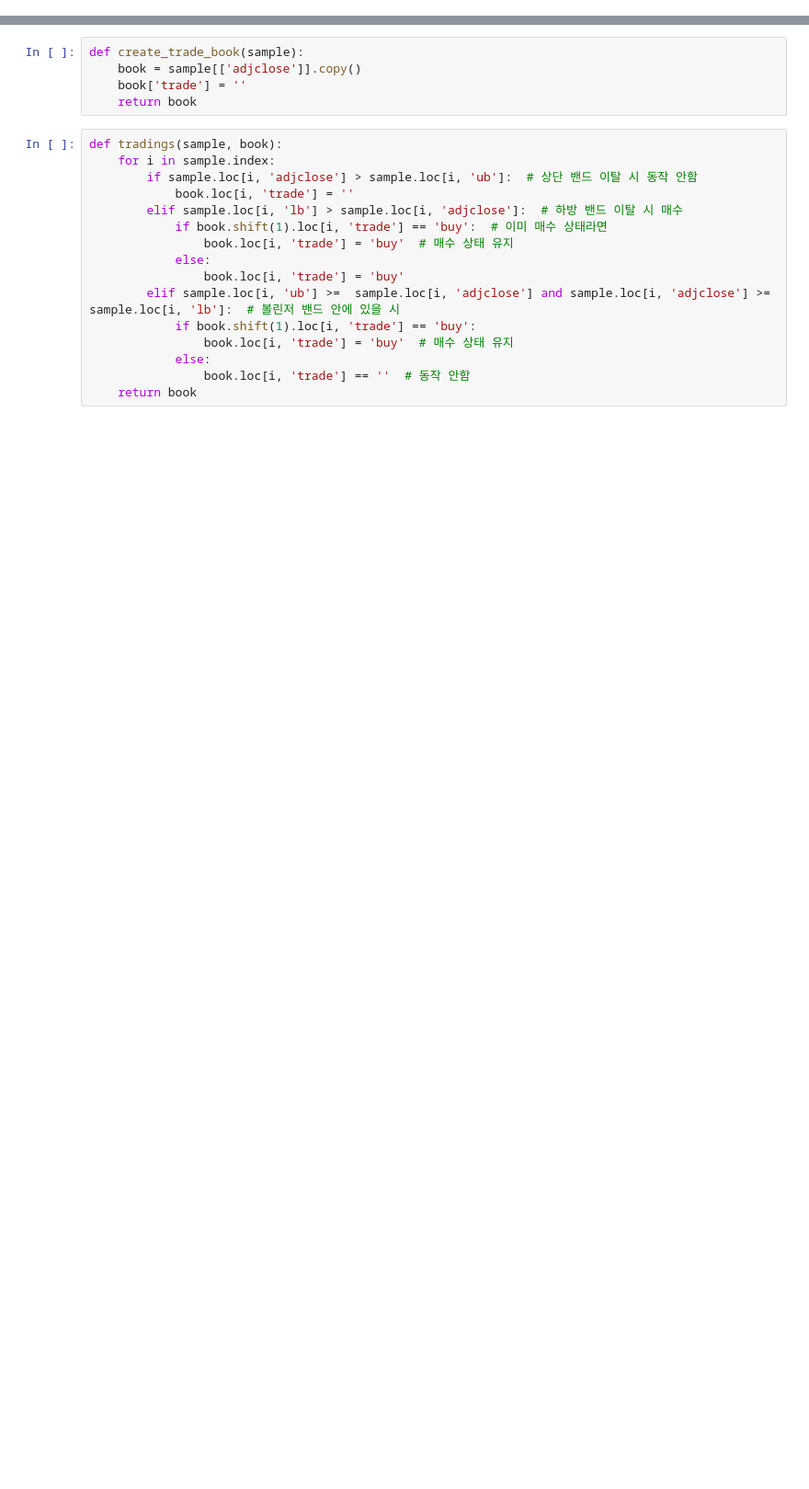
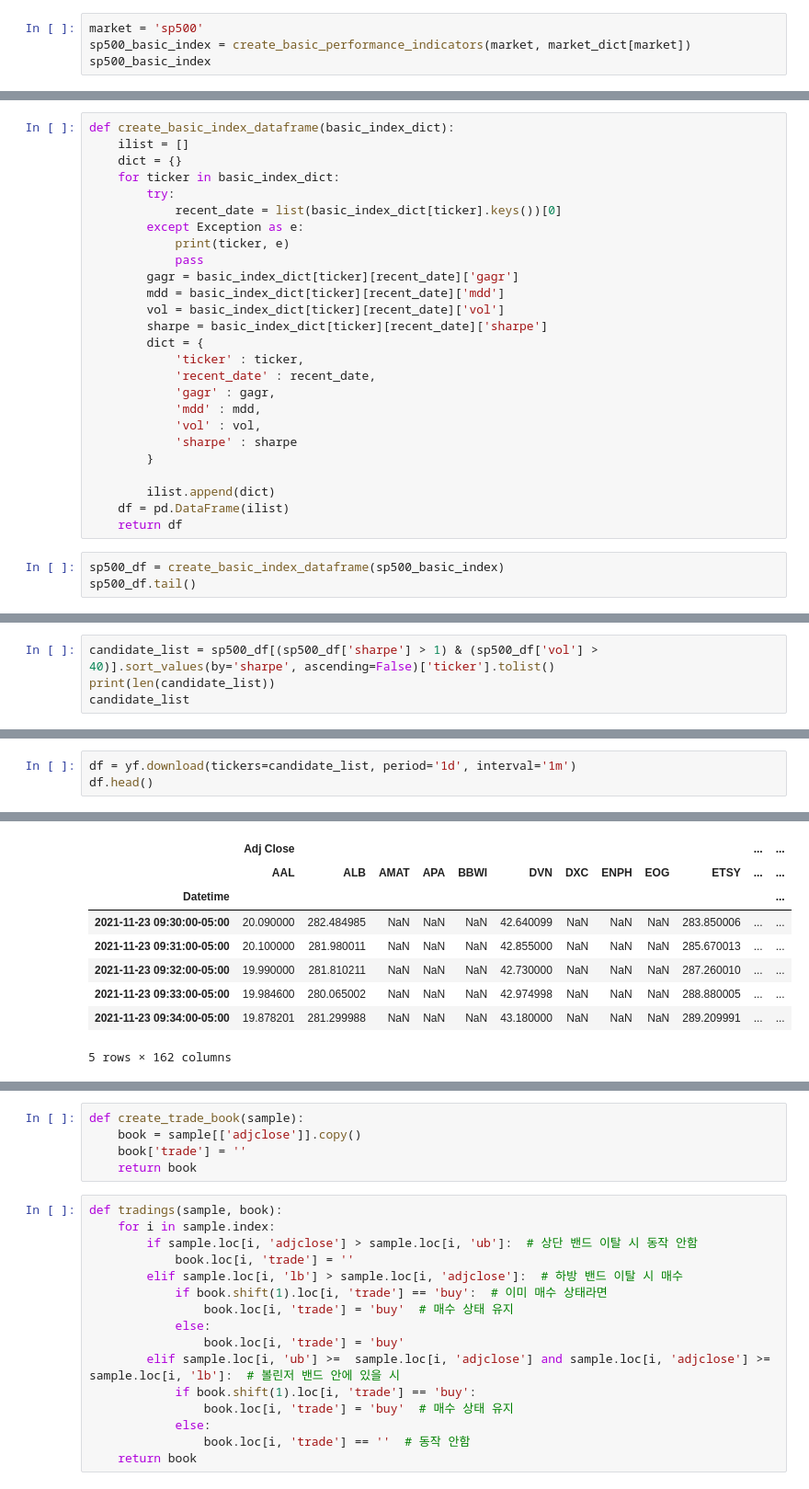
Before and after one commit to GIMINSU/DataAnalysis, a Jupyter notebook: financedatareader.ipynb, the cells around one changed output, grey strips where cells are left out. Shown at 92% size. Saved outputs shown, nothing was run; the diff lists cells and outputs as text; blank space fills up the shorter version.

```diff
--- a/financedatareader.ipynb
+++ b/financedatareader.ipynb
@@ -31,0 +232,4 @@ price_df = df.loc[:, ['adjclose']].copy()
+# %%
+market = 'sp500'
+sp500_basic_index = create_basic_performance_indicators(market, market_dict[market])
+sp500_basic_index
@@ -31,0 +256,29 @@ price_df = df.loc[:, ['adjclose']].copy()
+# %%
+def create_basic_index_dataframe(basic_index_dict):
+    ilist = []
+    dict = {}
+    for ticker in basic_index_dict:
+        try:
+            recent_date = list(basic_index_dict[ticker].keys())[0]
+        except Exception as e:
+            print(ticker, e)
+            pass
+        gagr = basic_index_dict[ticker][recent_date]['gagr']
+        mdd = basic_index_dict[ticker][recent_date]['mdd']
+        vol = basic_index_dict[ticker][recent_date]['vol']
+        sharpe = basic_index_dict[ticker][recent_date]['sharpe']
+        dict = {
+            'ticker' : ticker,
+            'recent_date' : recent_date,
+            'gagr' : gagr,
+            'mdd' : mdd,
+            'vol' : vol,
+            'sharpe' : sharpe
+        }
+
+        ilist.append(dict)
+    df = pd.DataFrame(ilist)
+    return df
+# %%
+sp500_df = create_basic_index_dataframe(sp500_basic_index)
+sp500_df.tail()
@@ -31,0 +292,4 @@ price_df = df.loc[:, ['adjclose']].copy()
+# %%
+candidate_list = sp500_df[(sp500_df['sharpe'] > 1) & (sp500_df['vol'] > 40)].sort_values(by='sharpe', ascending=False)['ticker'].tolist()
+print(len(candidate_list))
+candidate_list
@@ -31,0 +315,4 @@ price_df = df.loc[:, ['adjclose']].copy()
+# %%
+df = yf.download(tickers=candidate_list, period='1d', interval='1m')
+df.head()
+# %% [output]
@@ -31,0 +339,9 @@ price_df = df.loc[:, ['adjclose']].copy()
+|  | Adj Close |  |  |  |  |  |  |  |  |  | ... | ... |
+|  | AAL | ALB | AMAT | APA | BBWI | DVN | DXC | ENPH | EOG | ETSY | ... | ... |
+| Datetime |  |  |  |  |  |  |  |  |  |  |  | ... |
+| 2021-11-23 09:30:00-05:00 | 20.090000 | 282.484985 | NaN | NaN | NaN | 42.640099 | NaN | NaN | NaN | 283.850006 | ... | ... |
+| 2021-11-23 09:31:00-05:00 | 20.100000 | 281.980011 | NaN | NaN | NaN | 42.855000 | NaN | NaN | NaN | 285.670013 | ... | ... |
+| 2021-11-23 09:32:00-05:00 | 19.990000 | 281.810211 | NaN | NaN | NaN | 42.730000 | NaN | NaN | NaN | 287.260010 | ... | ... |
+| 2021-11-23 09:33:00-05:00 | 19.984600 | 280.065002 | NaN | NaN | NaN | 42.974998 | NaN | NaN | NaN | 288.880005 | ... | ... |
+| 2021-11-23 09:34:00-05:00 | 19.878201 | 281.299988 | NaN | NaN | NaN | 43.180000 | NaN | NaN | NaN | 289.209991 | ... | ... |
+5 rows × 162 columns
```
Also changed, not shown: parts of 39 cells of this notebook.
